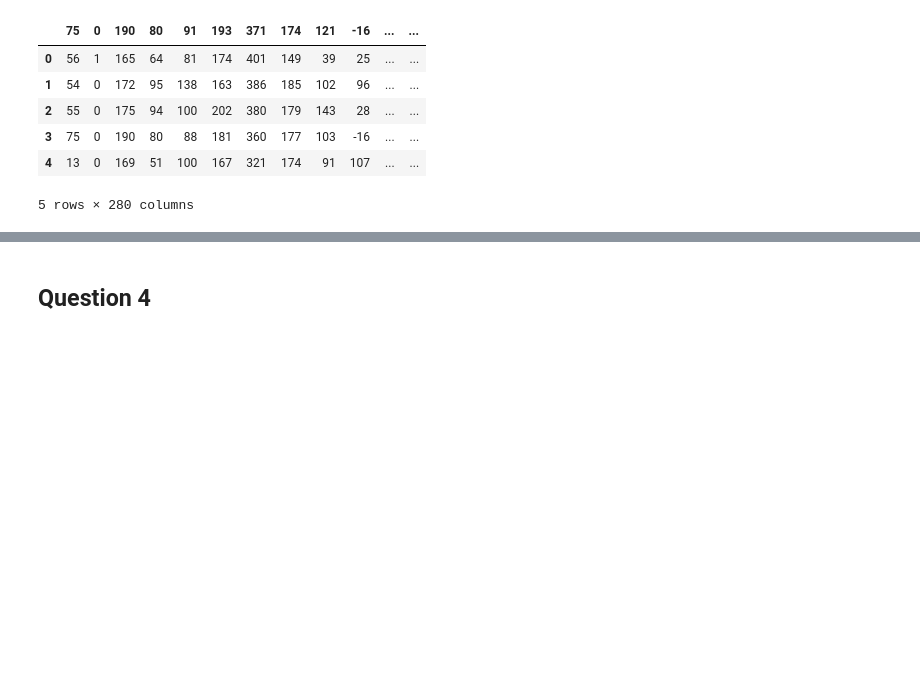
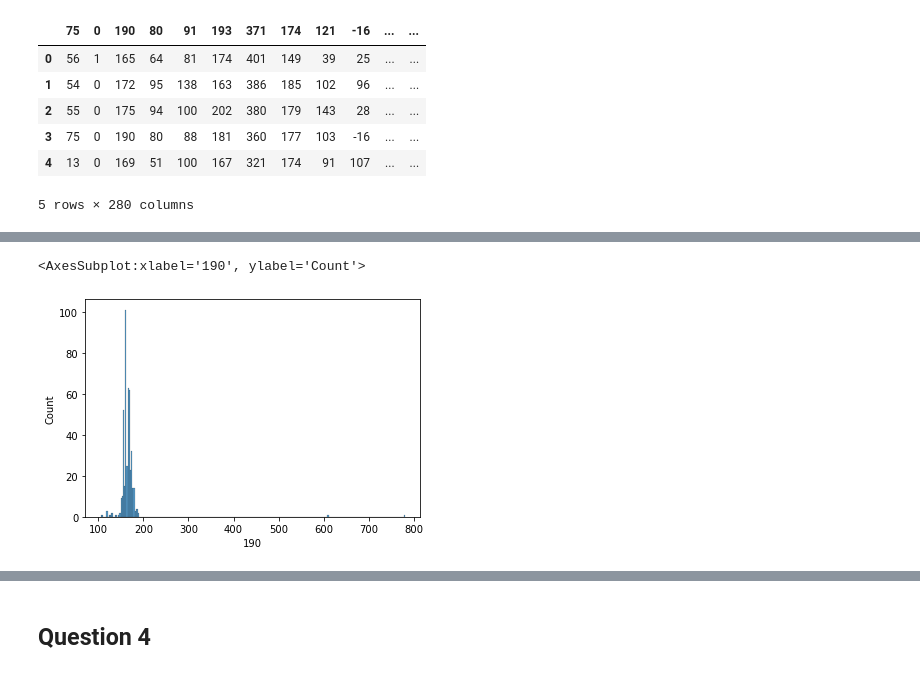
Before and after one commit to juliezhu212/Data-Science-Lab, a Jupyter notebook: Lab 1/Lab1.ipynb, the cells around one changed output, grey strips where cells are left out. Saved outputs shown, nothing was run; the diff lists cells and outputs as text; code cells hidden in the pictures; blank space fills up the shorter version.

```diff
--- a/Lab 1/Lab1.ipynb
+++ b/Lab 1/Lab1.ipynb
@@ -48,0 +83,5 @@ df.head()
+# %%
+sns.histplot(df,x='190')
+# %% [output]
+<AxesSubplot:xlabel='190', ylabel='Count'>
+[figure, added]
```
Also changed, not shown: parts of 7 cells of this notebook.
